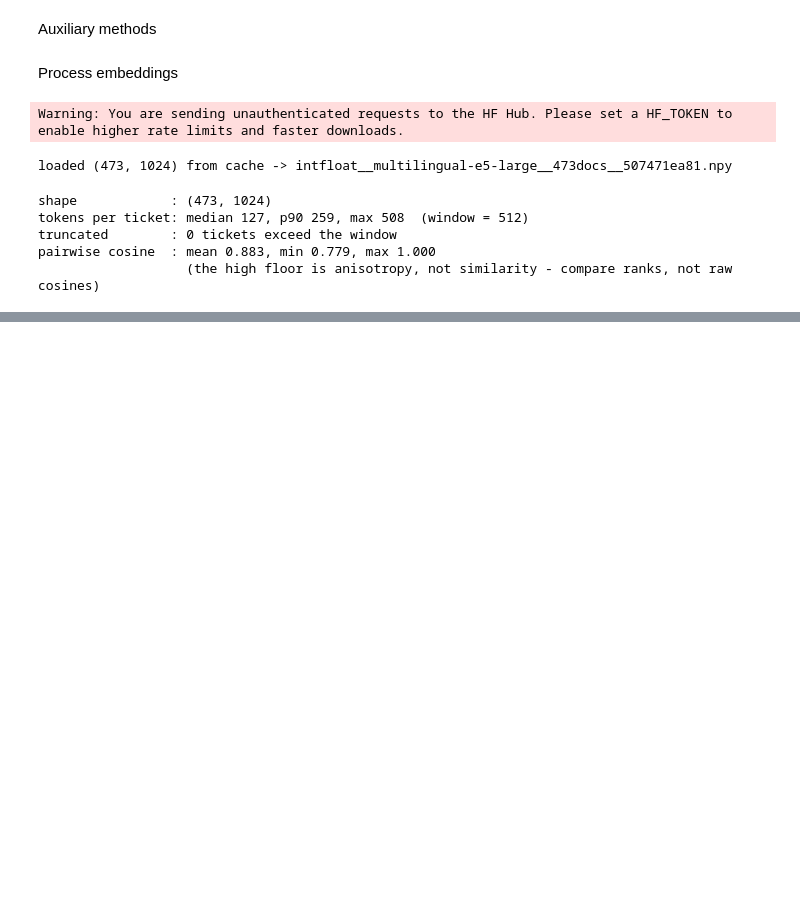
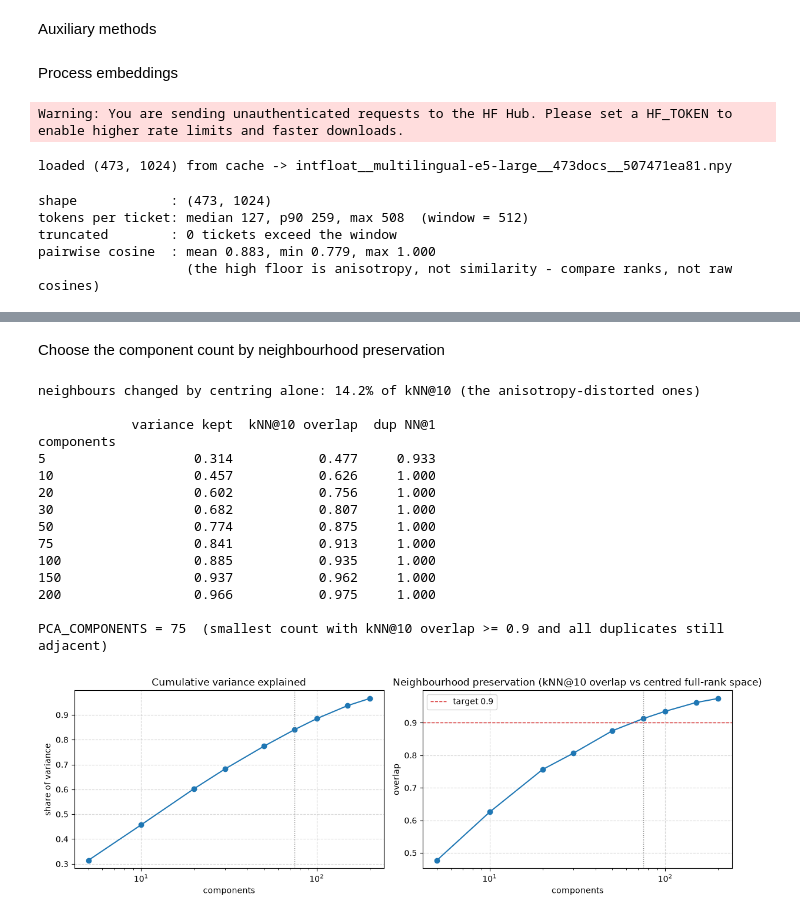
Before and after one commit to nicolaubruno/voll_technical_case, a Jupyter notebook: Support Ticket Clustering.ipynb, the cells around one changed output, grey strips where cells are left out. Cells and saved outputs as stored; diff of their text form; code cells hidden in the pictures; blank space fills up the shorter version.

```diff
--- a/Support Ticket Clustering.ipynb
+++ b/Support Ticket Clustering.ipynb
@@ -838,0 +929,63 @@ pairwise cosine  : mean 0.883, min 0.779, max 1.000
+# %% [markdown]
+Choose the component count by neighbourhood preservation
+# %%
+PCA_CANDIDATES = [5, 10, 20, 30, 50, 75, 100, 150, 200]
+KNN_PRESERVATION_TARGET = 0.90
+
+# The reference is the CENTRED full-rank space, not the raw one. Centring alone
+# changes a noticeable share of each ticket's neighbours - those were the ones the
+# common offset had distorted - so measuring fidelity against the raw space would
+# penalise the very correction we want. Quantify that first.
+centred_full = normalize(ticket_embeddings - ticket_embeddings.mean(axis=0))
+raw_knn, reference_knn = knn_sets(ticket_embeddings), knn_sets(centred_full)
+print(f"neighbours changed by centring alone: {1 - knn_overlap(raw_knn, reference_knn):.1%} of kNN@{KNN_K} "
+      f"(the anisotropy-distorted ones)\n")
+cum_variance = PCA(random_state=42).fit(ticket_embeddings).explained_variance_ratio_.cumsum()
+
+sweep = []
+for n in PCA_CANDIDATES:
+    reduced, _ = pca_reduce(ticket_embeddings, n)
+    sweep.append({"components": n,
+                  "variance kept": cum_variance[n - 1],
+                  f"kNN@{KNN_K} overlap": knn_overlap(reference_knn, knn_sets(reduced)),
+                  "dup NN@1": dup_nn1(reduced)})
+sweep = pd.DataFrame(sweep).set_index("components")
+print(sweep.to_string(float_format=lambda v: f"{v:.3f}"))
+
+# Smallest component count that preserves the neighbourhood structure and the duplicates.
+eligible = sweep[(sweep[f"kNN@{KNN_K} overlap"] >= KNN_PRESERVATION_TARGET) & (sweep["dup NN@1"] == 1.0)]
+PCA_COMPONENTS = int(eligible.index.min())
+print(f"\nPCA_COMPONENTS = {PCA_COMPONENTS}  (smallest count with kNN@{KNN_K} overlap >= "
+      f"{KNN_PRESERVATION_TARGET} and all duplicates still adjacent)")
+
+fig, axes = plt.subplots(1, 2, figsize=(12, 4))
+axes[0].plot(sweep.index, sweep["variance kept"], marker="o")
+axes[0].set(title="Cumulative variance explained", xlabel="components", ylabel="share of variance")
+axes[1].plot(sweep.index, sweep[f"kNN@{KNN_K} overlap"], marker="o")
+axes[1].axhline(KNN_PRESERVATION_TARGET, ls="--", lw=1, color="tab:red", label=f"target {KNN_PRESERVATION_TARGET}")
+axes[1].set(title=f"Neighbourhood preservation (kNN@{KNN_K} overlap vs centred full-rank space)",
+            xlabel="components", ylabel="overlap")
+axes[1].legend()
+for ax in axes:
+    ax.axvline(PCA_COMPONENTS, ls=":", lw=1, color="gray")
+    ax.set_xscale("log")
+    ax.grid(linestyle="--", alpha=.5)
+plt.tight_layout()
+plt.show()
+# %% [output]
+neighbours changed by centring alone: 14.2% of kNN@10 (the anisotropy-distorted ones)
+
+            variance kept  kNN@10 overlap  dup NN@1
+components
+5                   0.314           0.477     0.933
+10                  0.457           0.626     1.000
+20                  0.602           0.756     1.000
+30                  0.682           0.807     1.000
+50                  0.774           0.875     1.000
+75                  0.841           0.913     1.000
+100                 0.885           0.935     1.000
+150                 0.937           0.962     1.000
+200                 0.966           0.975     1.000
+
+PCA_COMPONENTS = 75  (smallest count with kNN@10 overlap >= 0.9 and all duplicates still adjacent)
+[figure, added]
```
Also changed, not shown: parts of 11 cells of this notebook, 1 other file.
